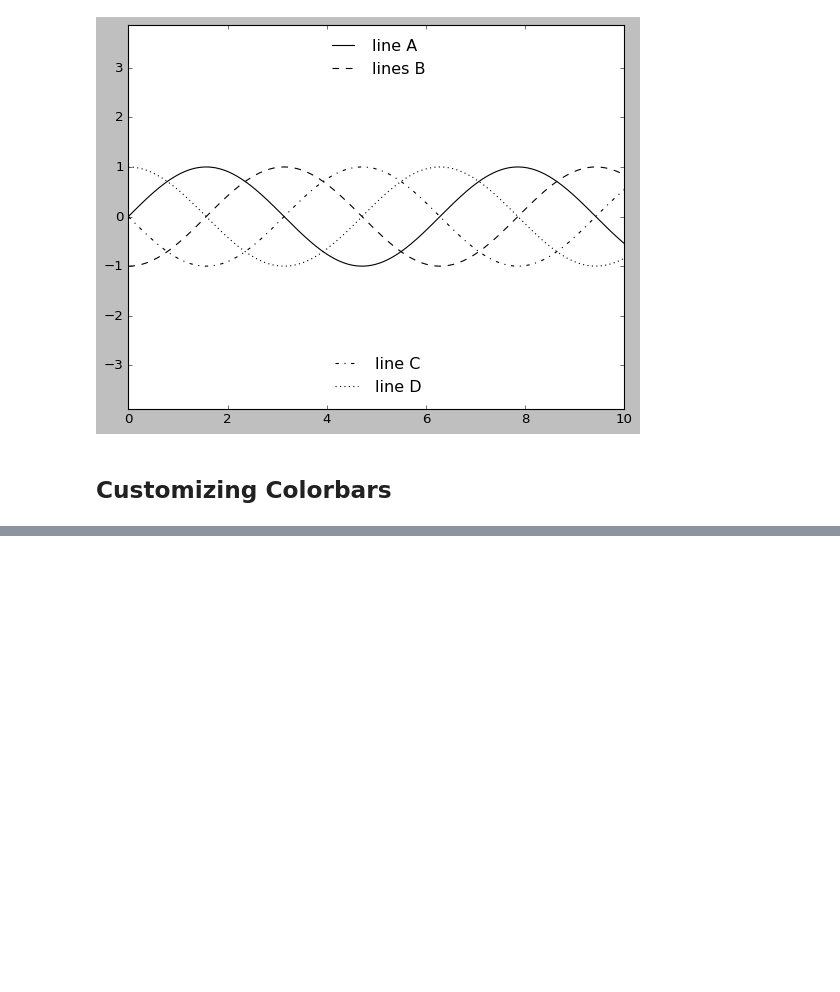
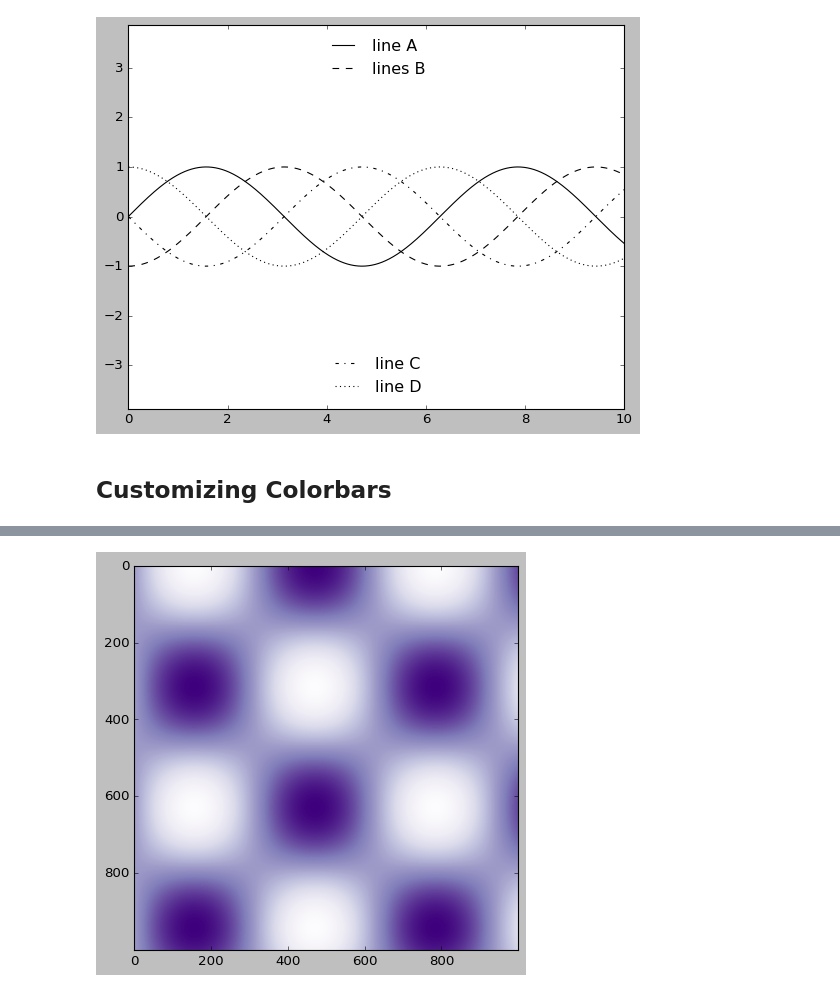
Before and after one commit to KazumaShachou/DataScience, a Jupyter notebook: Matplotlib__2.ipynb, the cells around one changed output, grey strips where cells are left out. Drawn from its saved outputs; the diff is of its cells as text; code cells hidden in the pictures; blank space fills up the shorter version.

```diff
--- a/Matplotlib__2.ipynb
+++ b/Matplotlib__2.ipynb
@@ -165,0 +174,5 @@ ax.add_artist(leg);
+# %%
+#Customizing Colorbars
+plt.imshow(I, cmap = 'Purples_r');
+# %% [output]
+[figure, added]
```
Also changed, not shown: parts of 8 cells of this notebook.
